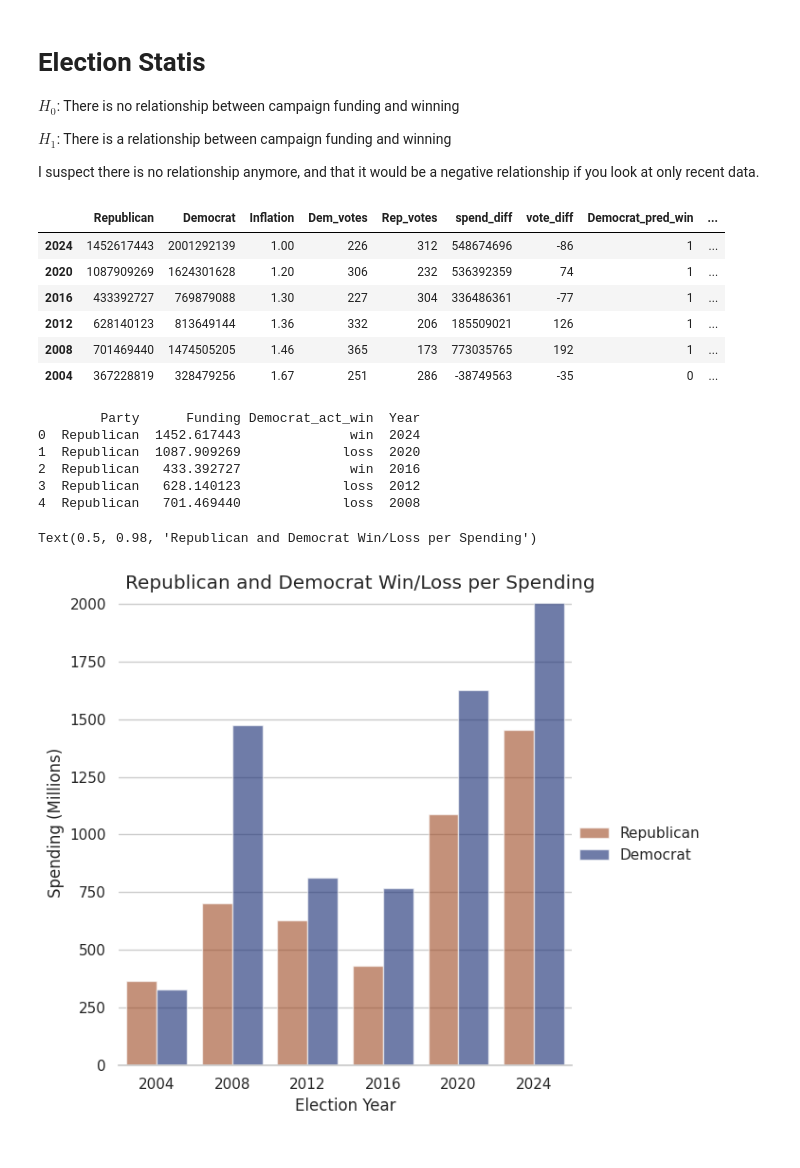
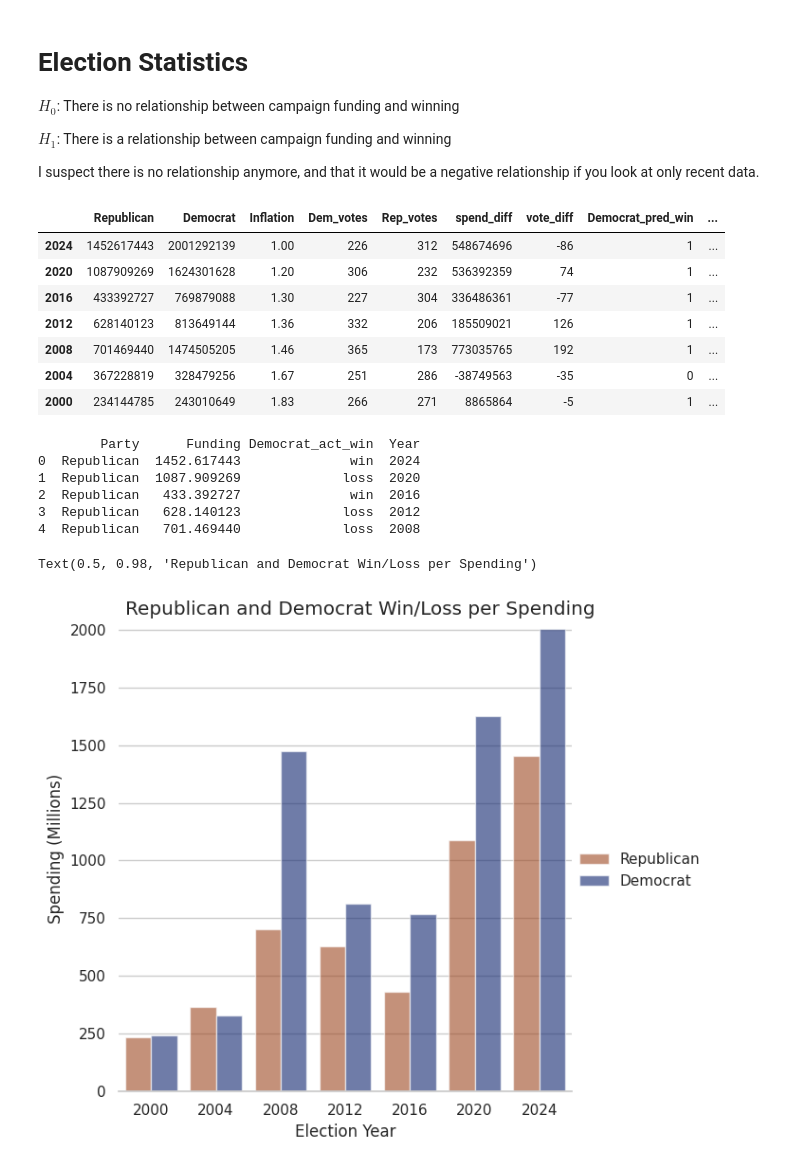
Before and after one commit to thansen0/election-p-value, a Jupyter notebook: election.ipynb, the cells around one changed output. Drawn from its saved outputs; the diff is of its cells as text; code cells hidden in the pictures.

```diff
--- a/election.ipynb
+++ b/election.ipynb
@@ -1,5 +1,5 @@
 # %% [markdown]
-# Election Statis
+# Election Statistics
 
 $H_0$: There is no relationship between campaign funding and winning
 
@@ -15,12 +15,12 @@ import seaborn as sns
 # Inflation data from here, starting in Jan for each year https://www.bls.gov/data/inflation_calculator.htm
 
 elfd = pd.DataFrame(
-    {"Republican" : [1452617443, 1087909269, 433392727, 628140123,  701469440, 367228819],
-     "Democrat"   : [2001292139, 1624301628, 769879088, 813649144, 1474505205, 328479256],
-     "Inflation"  : [         1,       1.20,      1.30,      1.36,       1.46,      1.67], # 1.83 for 2000
-     "Dem_votes"  : [       226,        306,       227,       332,        365,       251],
-     "Rep_votes"  : [       312,        232,       304,       206,        173,       286]},
-      index =             [2024,       2020,      2016,      2012,       2008,      2004]
+    {"Republican" : [1452617443, 1087909269, 433392727, 628140123,  701469440, 367228819, 234144785],
+     "Democrat"   : [2001292139, 1624301628, 769879088, 813649144, 1474505205, 328479256, 243010649],
+     "Inflation"  : [         1,       1.20,      1.30,      1.36,       1.46,      1.67,      1.83],
+     "Dem_votes"  : [       226,        306,       227,       332,        365,       251,       266],
+     "Rep_votes"  : [       312,        232,       304,       206,        173,       286,       271]},
+      index =       [      2024,       2020,      2016,      2012,       2008,      2004,      2000]
 )
 
 elfd["spend_diff"] = elfd["Democrat"] - elfd["Republican"]
@@ -39,34 +39,35 @@ elfd
 | 2012 | 628140123 | 813649144 | 1.36 | 332 | 206 | 185509021 | 126 | 1 | ... |
 | 2008 | 701469440 | 1474505205 | 1.46 | 365 | 173 | 773035765 | 192 | 1 | ... |
 | 2004 | 367228819 | 328479256 | 1.67 | 251 | 286 | -38749563 | -35 | 0 | ... |
+| 2000 | 234144785 | 243010649 | 1.83 | 266 | 271 | 8865864 | -5 | 1 | ... |
 # %%
-ndf = pd.melt(elfd).head(12).rename(columns={"variable": "Party"}).rename(columns={"value": "Funding"})
+ndf = pd.melt(elfd).head(14).rename(columns={"variable": "Party"}).rename(columns={"value": "Funding"})
 ndf["Funding"] = ndf["Funding"] / 1000000 # In millions now
-ndf["Democrat_act_win"] = [0,1,0,1,1,0,0,1,0,1,1,0]
+ndf["Democrat_act_win"] = [0,1,0,1,1,0,0,0,1,0,1,1,0,0]
 ndf["Democrat_act_win"] = np.where(ndf["Democrat_act_win"] == 0, "win", "loss")
-ndf["Year"] = [2024, 2020, 2016, 2012, 2008, 2004, 2024, 2020, 2016, 2012, 2008, 2004]
+ndf["Year"] = [2024, 2020, 2016, 2012, 2008, 2004, 2000, 2024, 2020, 2016, 2012, 2008, 2004, 2000]
 
 print(ndf.head(5))
 
 sns.set_theme(style="whitegrid")
 reversed_palette = sns.color_palette("dark", 2)[::-1]
 
 g = sns.catplot(
     data=ndf, kind="bar",
     x="Year", y="Funding", hue="Party",
     errorbar="sd", palette=reversed_palette, alpha=.6, height=6
 )
 g.despine(left=True)
 g.set_axis_labels("Election Year", "Spending (Millions)")
 g.legend.set_title("")
 g.fig.suptitle("Republican and Democrat Win/Loss per Spending")
 # %% [output]
         Party      Funding Democrat_act_win  Year
 0  Republican  1452.617443              win  2024
 1  Republican  1087.909269             loss  2020
 2  Republican   433.392727              win  2016
 3  Republican   628.140123             loss  2012
 4  Republican   701.469440             loss  2008
 Text(0.5, 0.98, 'Republican and Democrat Win/Loss per Spending')
-[figure, old version]
+[figure, new version]
 # %%
```
Also changed, not shown: parts of 17 cells of this notebook.
